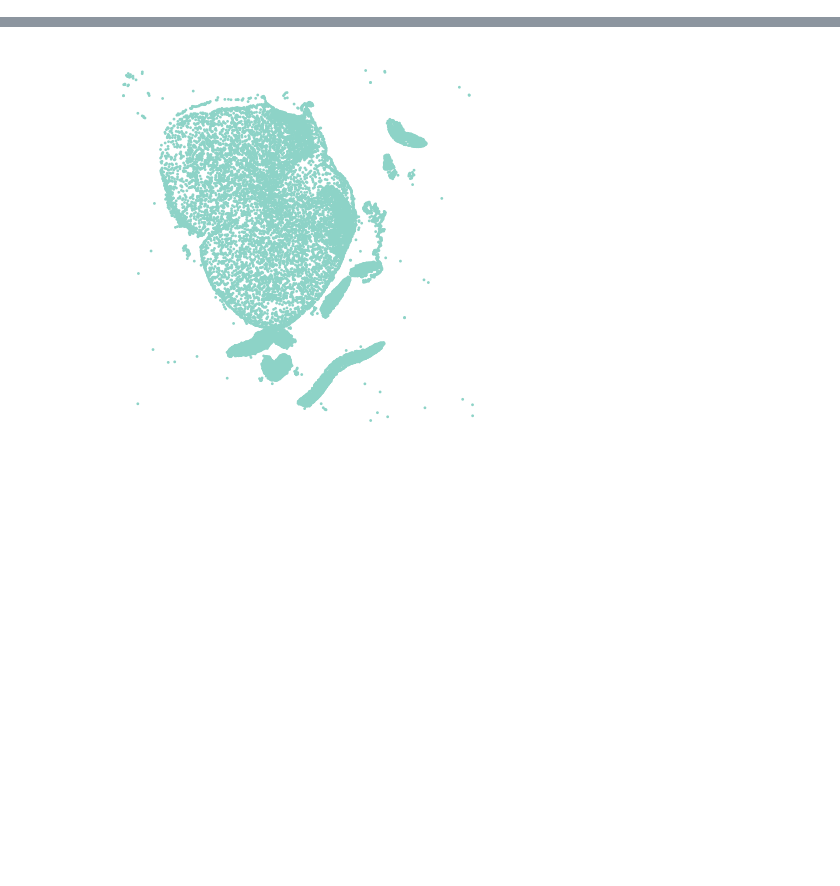
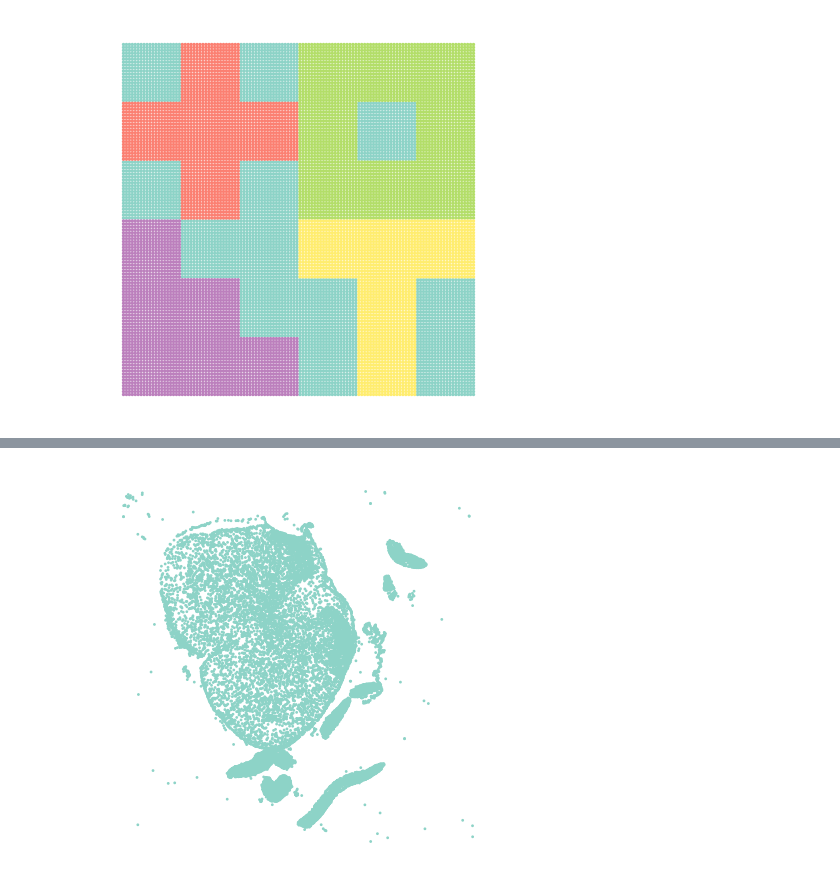
Before and after one commit to craigfouts/asterism, a Jupyter notebook: notebooks/sandbox.ipynb, the cells around one changed output, grey strips where cells are left out. Saved outputs shown, nothing was run; the diff lists cells and outputs as text; code cells hidden in the pictures; blank space fills up the shorter version.

```diff
--- a/notebooks/sandbox.ipynb
+++ b/notebooks/sandbox.ipynb
@@ -26,0 +111,5 @@ from asterism.utils.figs import show_comparison, show_dataset
+# %%
+data, locs, labels = make_dataset(block_size=20, return_tensor=True)
+show_dataset(locs, labels, size=2)
+# %% [output]
+[figure, added]
```
Also changed, not shown: parts of 12 cells of this notebook, 8 other files.
